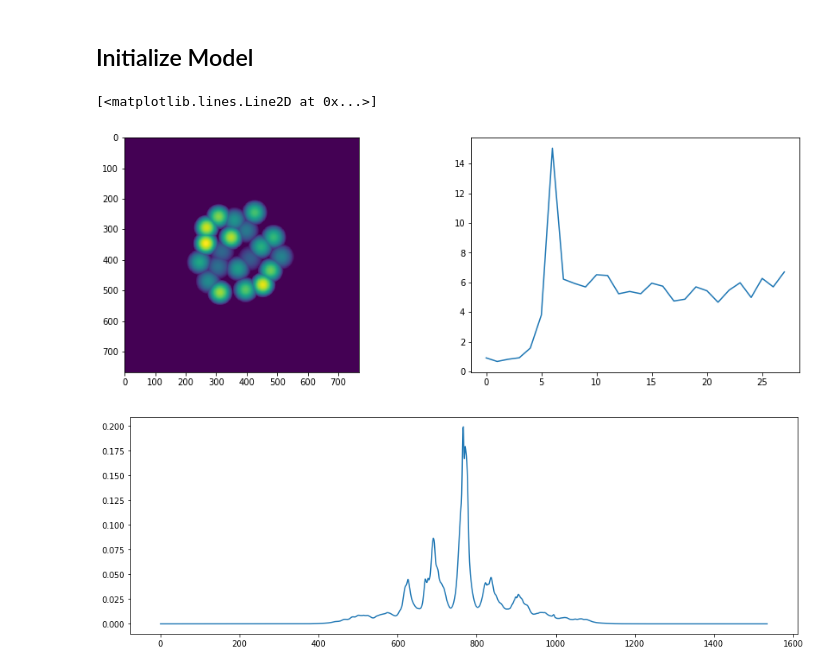
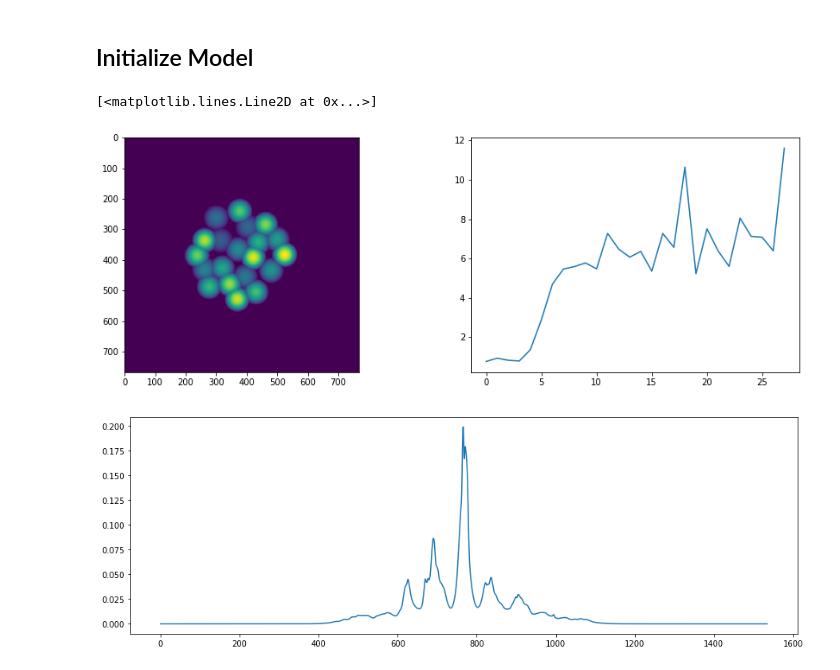
Before and after one commit to antipa/Randoscope_dev, a Jupyter notebook: RandoscopeXCorrMinTF-RadiusLearning.ipynb, the cells around one changed output. Drawn from its saved outputs; the diff is of its cells as text; code cells hidden in the pictures.

```diff
--- a/RandoscopeXCorrMinTF-RadiusLearning.ipynb
+++ b/RandoscopeXCorrMinTF-RadiusLearning.ipynb
@@ -229,26 +229,26 @@ def distances(model, x,y):
 # %% [markdown]
 ## Initialize Model
 # %%
-model = Model(zsampling = 'fixed')  # zsampling options: 'fixed' or 'uniform_random'
+model = Model(zsampling = 'uniform_random')  # zsampling options: 'fixed' or 'uniform_random'
 Rmat=model(0)
 
 # Save initial values for later comparison
 R_init = Rmat
 Tinit,_=make_lenslet_tf(model)
 xinit = model.xpos
 yinit = model.ypos
 rinit = model.rlist
 offsetinit = model.lenslet_offset
 
 
 fig=plt.figure(figsize=(15,5))
 plt.subplot(1,2,1)
 plt.imshow(Tinit.numpy())
 plt.subplot(1,2,2)
 plt.plot(R_init.numpy())
 # %% [output]
 [<matplotlib.lines.Line2D at 0x...>]
-[figure, old version]
+[figure, new version]
 # %%
 # dc_mask = np.ones_like(model.target_F.numpy())  #Mask for DC. Set to zero anywhere we want to ignore loss computation of power spectrum
 # dc_mask[:2,:2] = 0
```
Also changed, not shown: parts of 5 cells of this notebook.
